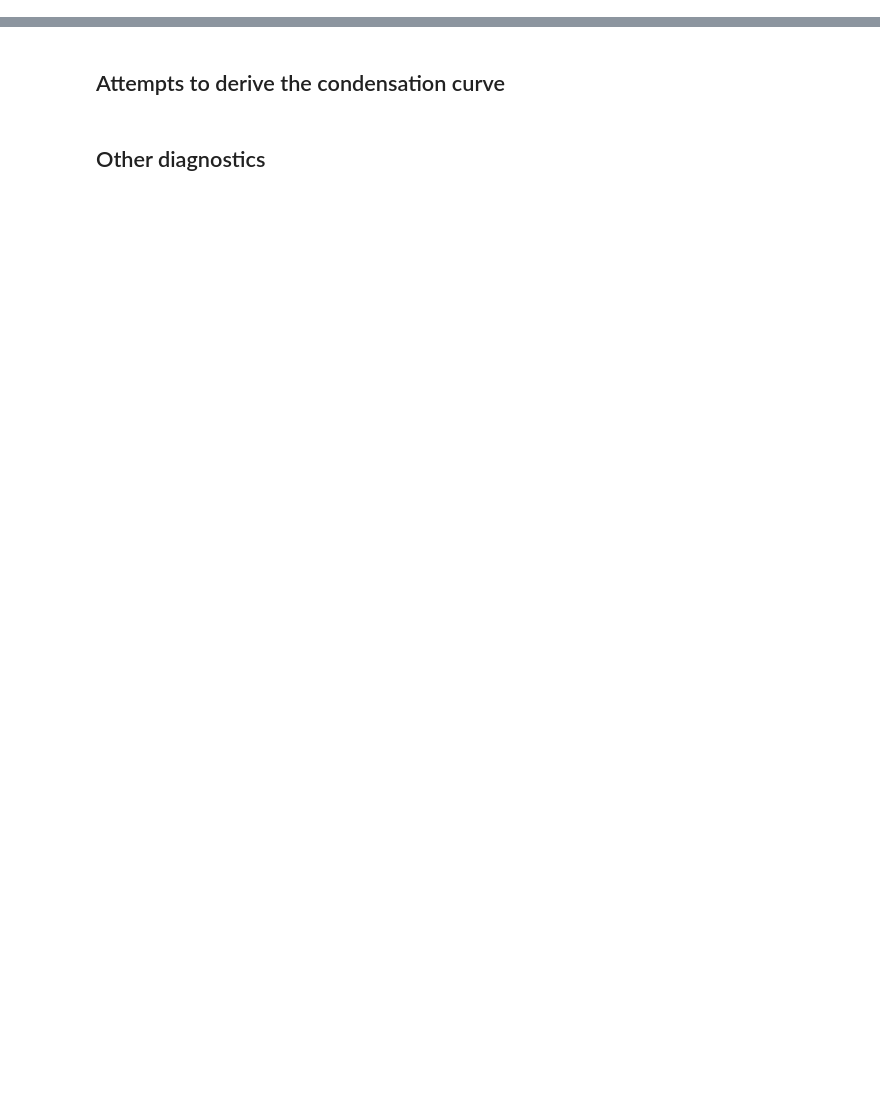
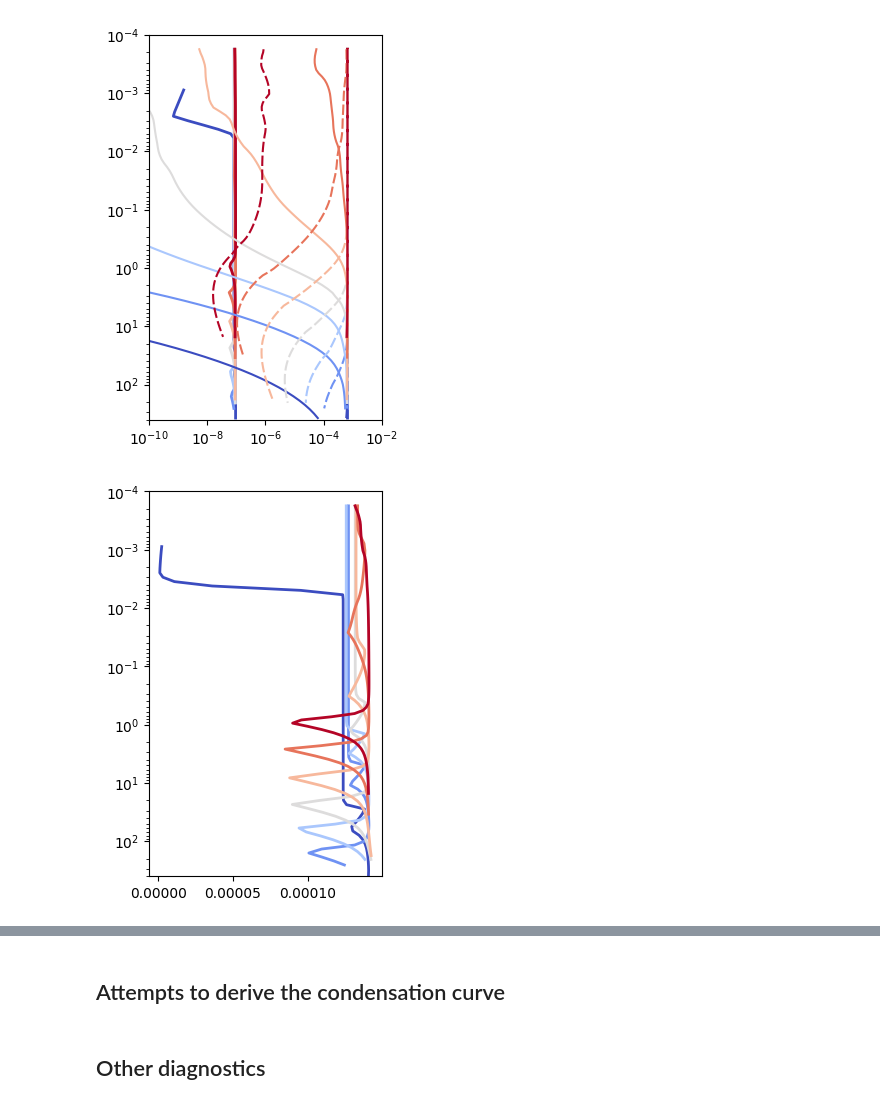
Before and after one commit to samderegt/retrieval_base, a Jupyter notebook: Luhman_16/figures/plot_HF_VMR.ipynb, the cells around one changed output, grey strips where cells are left out. Cells and saved outputs as stored; diff of their text form; code cells hidden in the pictures; blank space fills up the shorter version.

```diff
--- a/Luhman_16/figures/plot_HF_VMR.ipynb
+++ b/Luhman_16/figures/plot_HF_VMR.ipynb
@@ -390,0 +438,26 @@ plt.show()
+# %%
+fig, ax = plt.subplots(figsize=(3,5))
+for j, T_eff_i in enumerate(T_eff):
+    c = cmap((T_eff_i-T_eff.min())/(T_eff.max()-T_eff.min()))
+
+    ax.plot(VMR['C1O1'][j], P[j], c=c, lw=1.5, label='CO')
+    ax.plot(VMR['C1H4'][j], P[j], c=c, ls=(0,(5,1.65)), lw=1.5, label='CH4')
+    ax.plot(VMR['C1O1'][j]+VMR['C1H4'][j], P[j], c=c, zorder=-1, lw=2, label='CO+CH4')
+
+    ax.plot(VMR['F1H1'][j], P[j], c=c, zorder=-1, lw=2, label='HF')
+
+ax.set(yscale='log', xscale='log', ylim=(4e2,1e-4), xlim=(1e-10,1e-2))
+plt.show()
+
+fig, ax = plt.subplots(figsize=(3,5))
+for j, T_eff_i in enumerate(T_eff):
+    c = cmap((T_eff_i-T_eff.min())/(T_eff.max()-T_eff.min()))
+
+    ax.plot(VMR['F1H1'][j]/(VMR['C1O1'][j]+VMR['C1H4'][j]), P[j], c=c, zorder=-1, lw=2, label='F/C')
+
+# ax.set(yscale='log', xscale='log', ylim=(4e2,1e-4), xlim=(1e-10,1e-2))
+ax.set(yscale='log', ylim=(4e2,1e-4))
+plt.show()
+# %% [output]
+[figure, added]
+[figure, added]
```
Also changed, not shown: parts of 14 cells of this notebook, 2 other files.
